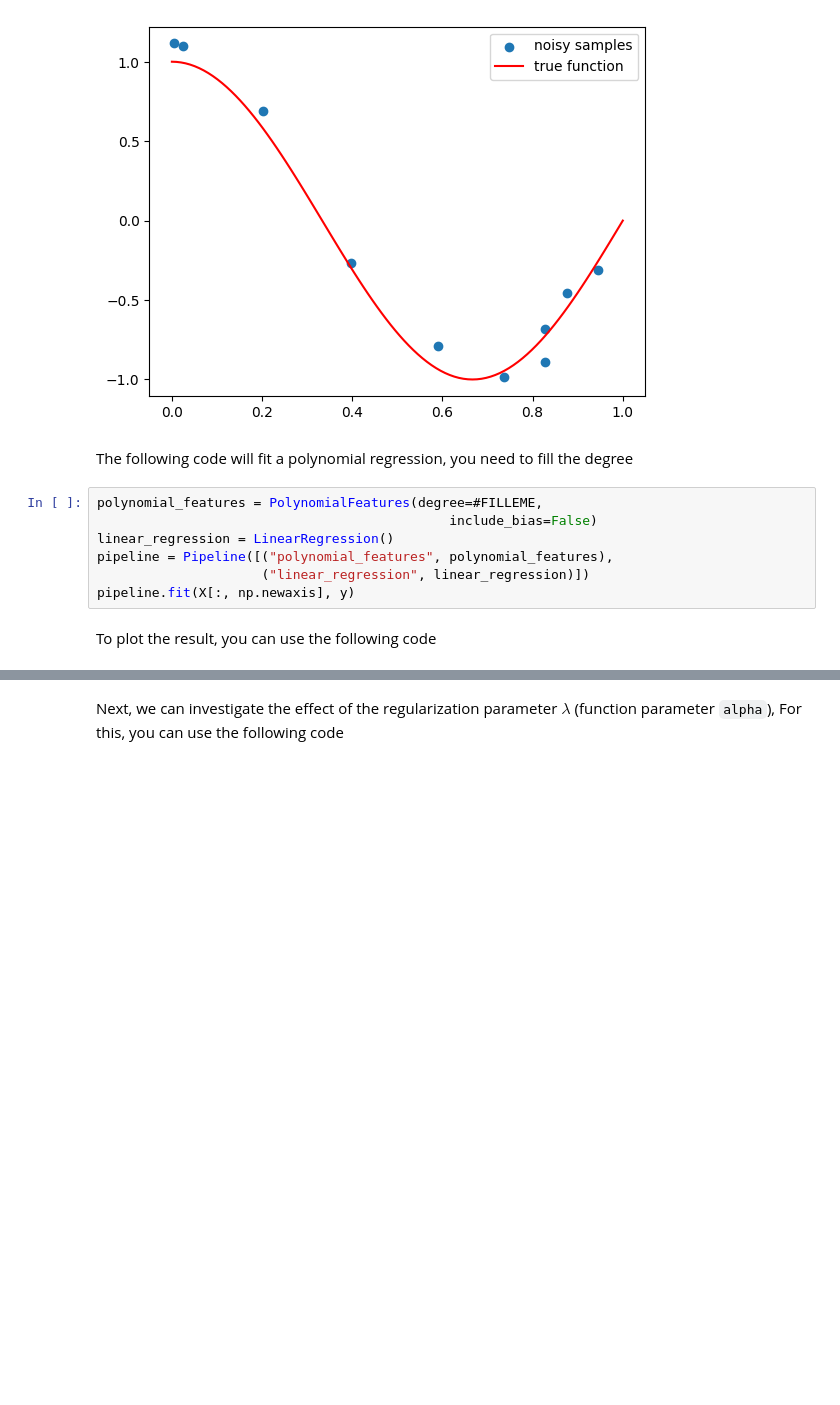
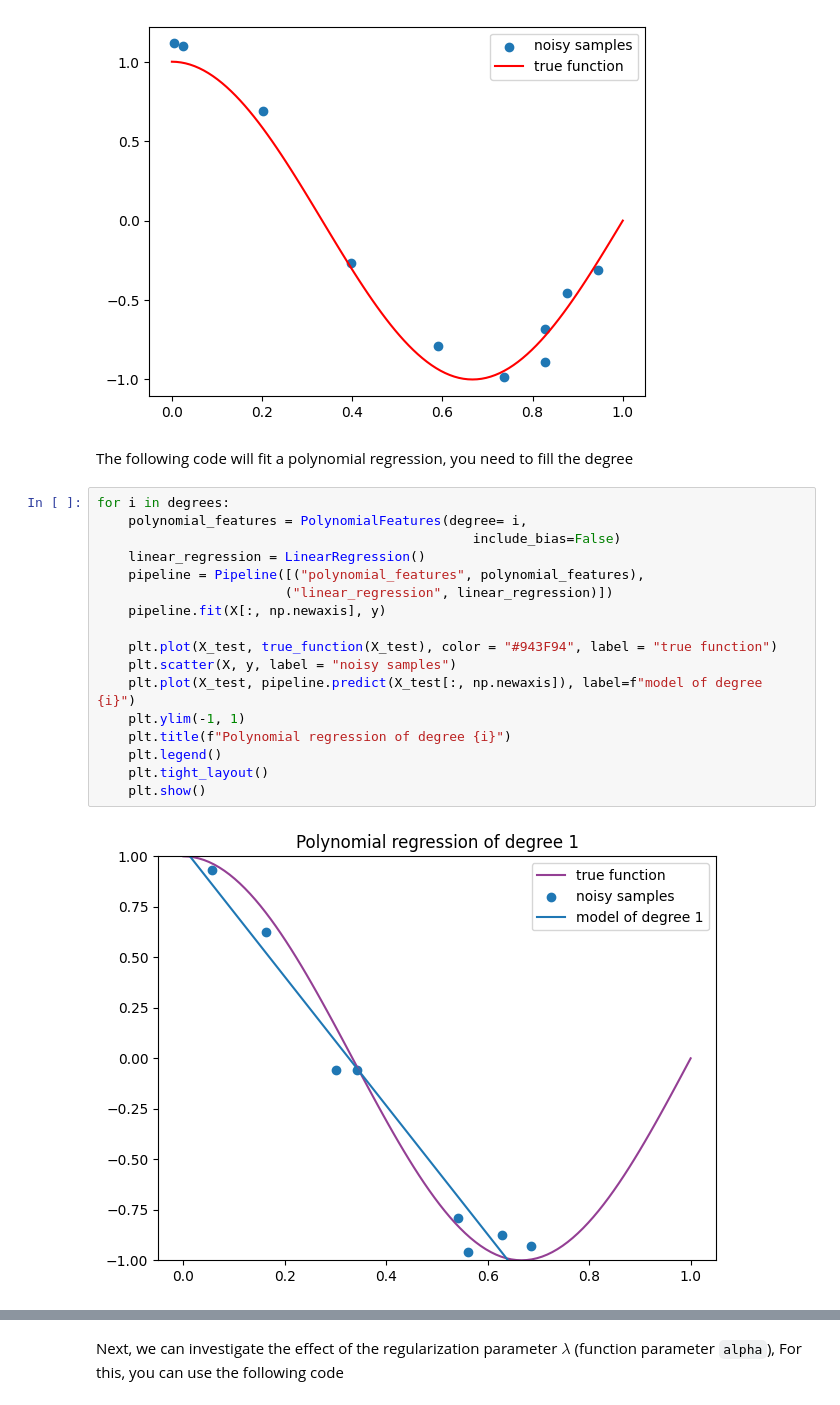
Before and after one commit to clarice-m04/modellinglab, a Jupyter notebook: theory_assignment.ipynb, the cells around one changed output, grey strips where cells are left out. Cells and saved outputs as stored; diff of their text form; blank space fills up the shorter version.

```diff
--- a/theory_assignment.ipynb
+++ b/theory_assignment.ipynb
@@ -338,12 +338,22 @@ plt.legend()
 [figure]
 # %% [markdown]
 The following code will fit a polynomial regression, you need to fill the degree
-# %%
-polynomial_features = PolynomialFeatures(degree=#FILLEME,
-                                             include_bias=False)
-linear_regression = LinearRegression()
-pipeline = Pipeline([("polynomial_features", polynomial_features),
-                     ("linear_regression", linear_regression)])
-pipeline.fit(X[:, np.newaxis], y)
-# %% [markdown]
-To plot the result, you can use the following code
+# %%
+for i in degrees:
+    polynomial_features = PolynomialFeatures(degree= i,
+                                                include_bias=False)
+    linear_regression = LinearRegression()
+    pipeline = Pipeline([("polynomial_features", polynomial_features),
+                        ("linear_regression", linear_regression)])
+    pipeline.fit(X[:, np.newaxis], y)
+
+    plt.plot(X_test, true_function(X_test), color = "#943F94", label = "true function")
+    plt.scatter(X, y, label = "noisy samples")
+    plt.plot(X_test, pipeline.predict(X_test[:, np.newaxis]), label=f"model of degree {i}")
+    plt.ylim(-1, 1)
+    plt.title(f"Polynomial regression of degree {i}")
+    plt.legend()
+    plt.tight_layout()
+    plt.show()
+# %% [output]
+[figure, added]
```
Also changed, not shown: parts of 6 cells of this notebook.
